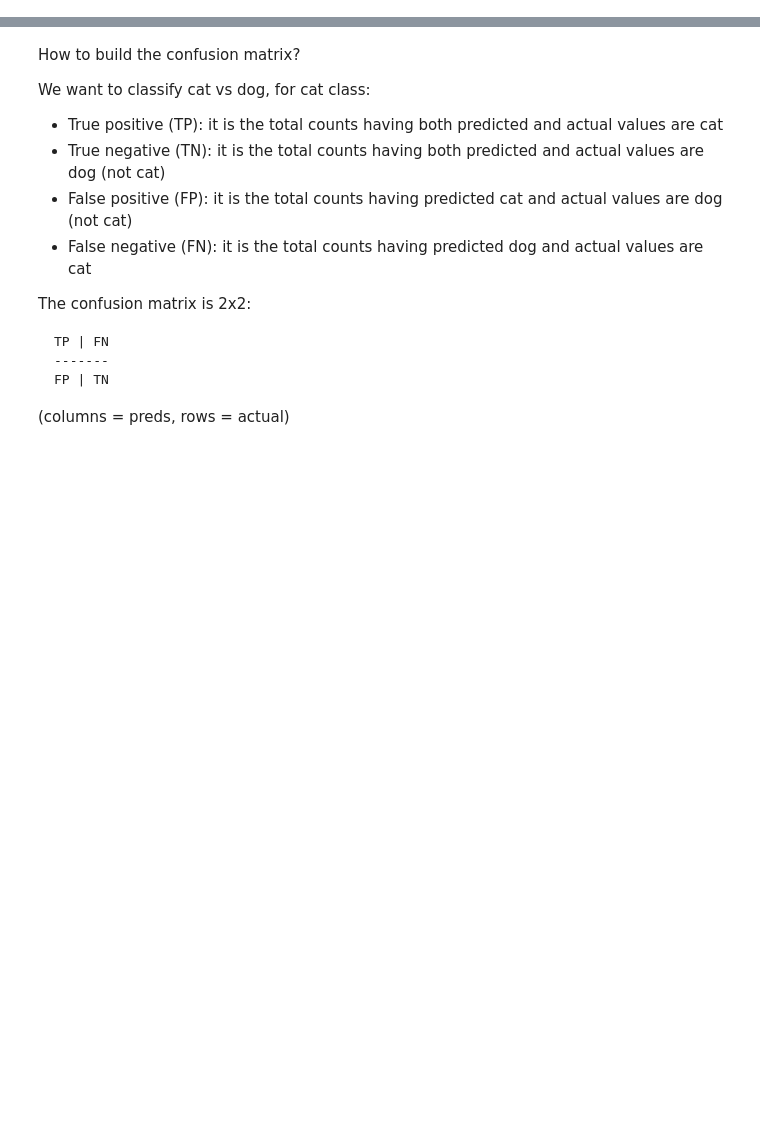
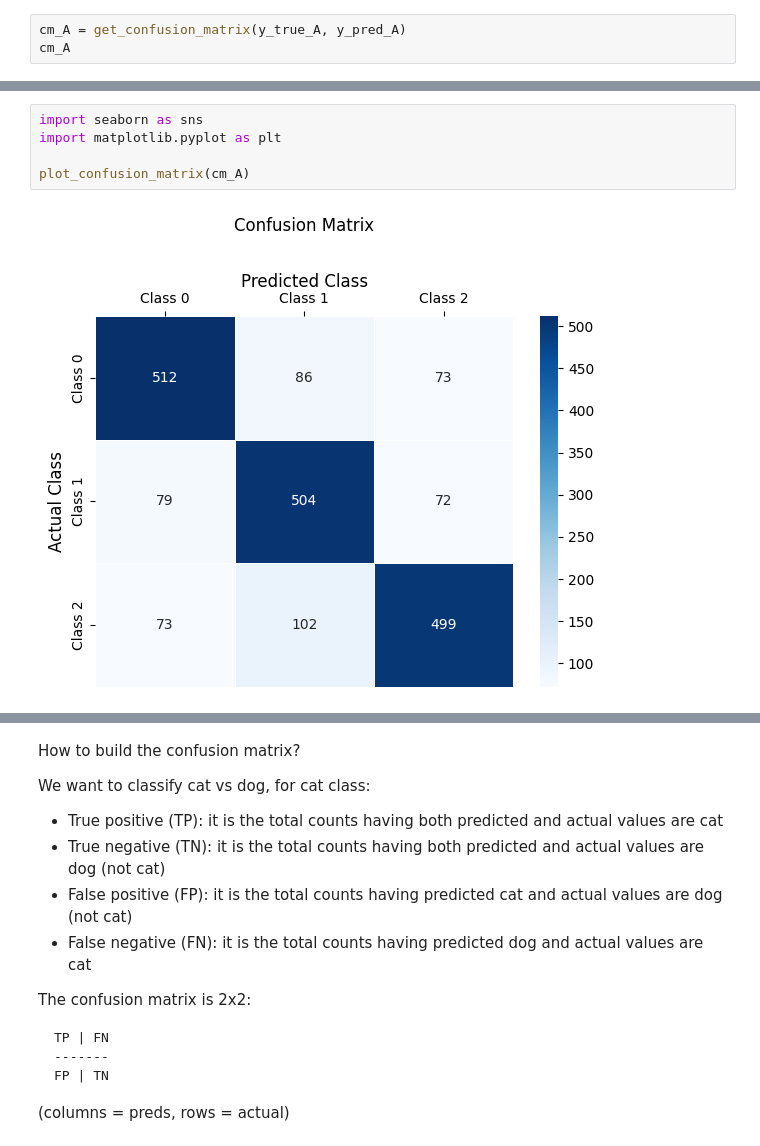
Before and after one commit to wegolletz/Machine-Learning, a Jupyter notebook: notebooks/02_confusion_matrix.ipynb, the cells around one changed output, grey strips where cells are left out. Saved outputs shown, nothing was run; the diff lists cells and outputs as text; blank space fills up the shorter version.

Commit message:
confusion matrix updata

```diff
--- a/notebooks/02_confusion_matrix.ipynb
+++ b/notebooks/02_confusion_matrix.ipynb
@@ -17,0 +132,3 @@ import matplotlib.pyplot as plt
+# %%
+cm_A = get_confusion_matrix(y_true_A, y_pred_A)
+cm_A
@@ -17,0 +144,7 @@ import matplotlib.pyplot as plt
+# %%
+import seaborn as sns
+import matplotlib.pyplot as plt
+
+plot_confusion_matrix(cm_A)
+# %% [output]
+[figure, added]
```
Also changed, not shown: parts of 24 cells of this notebook, 1 other file.
